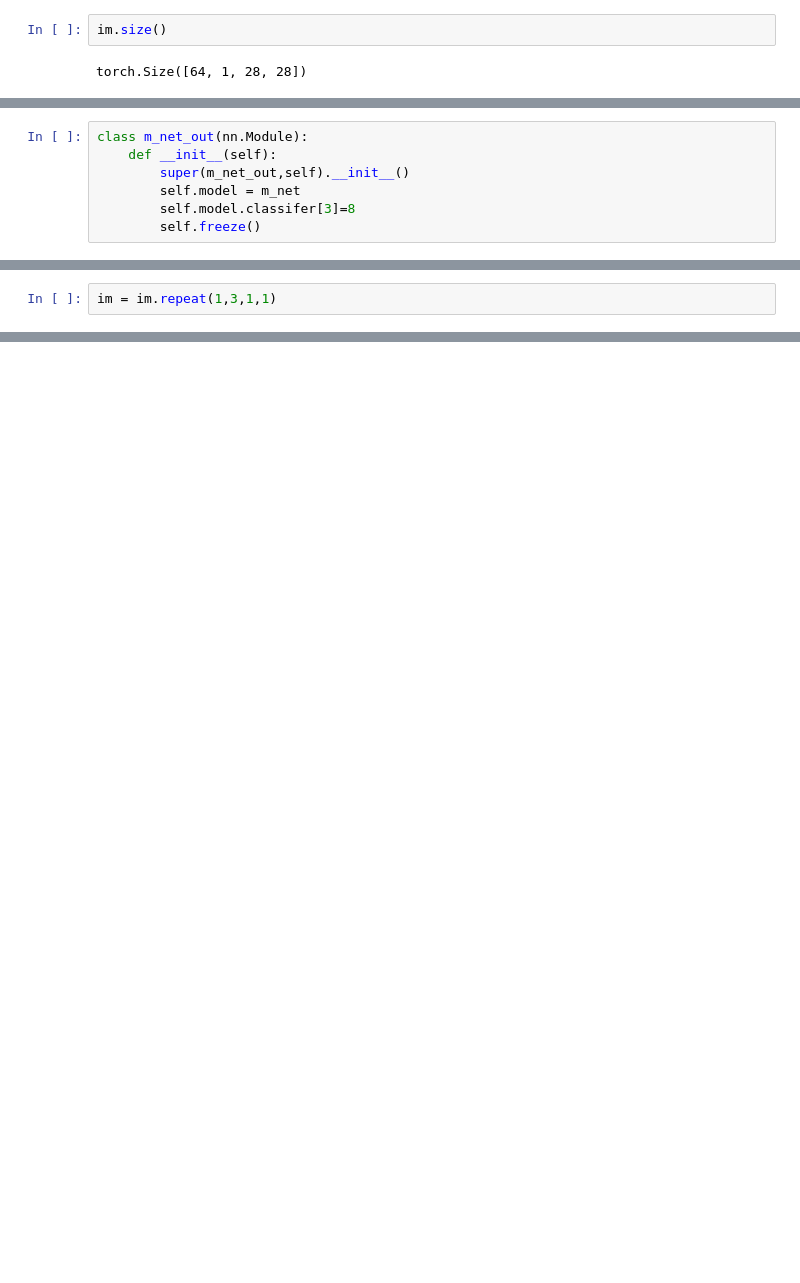
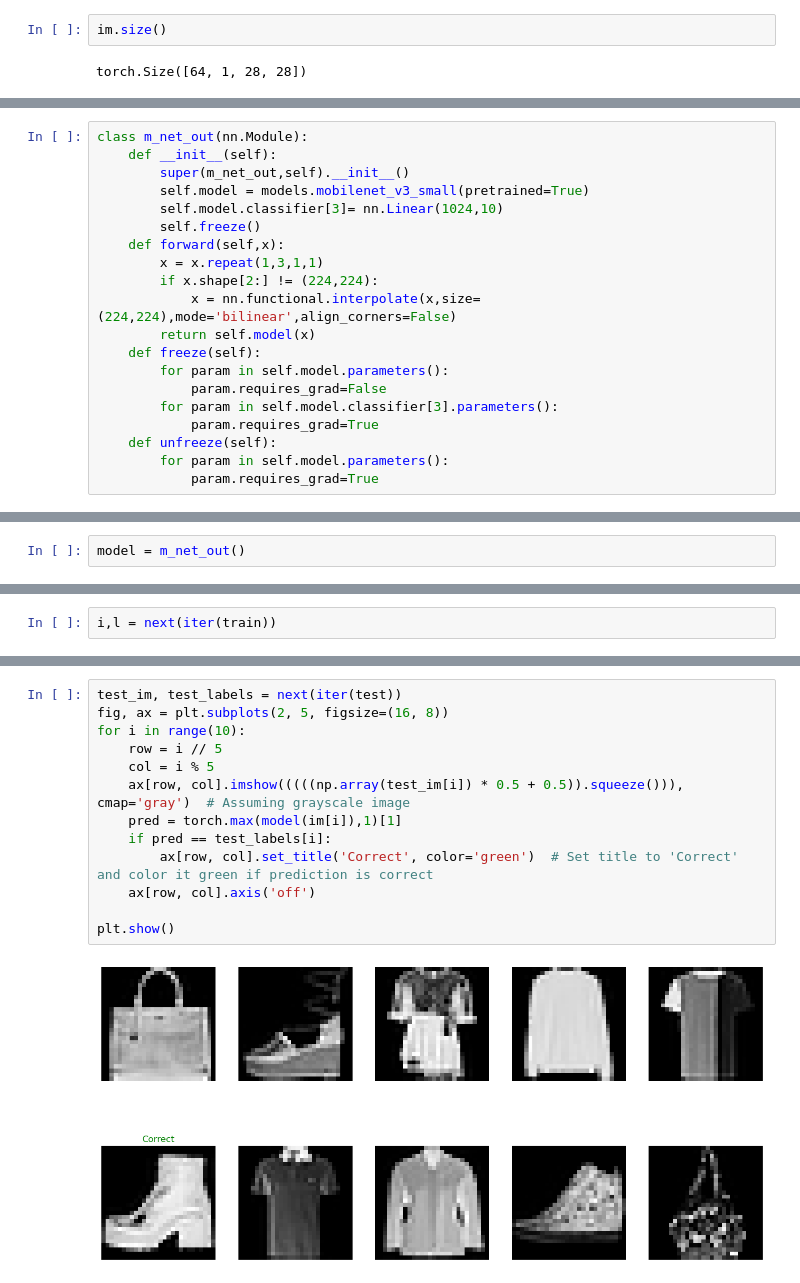
Before and after one commit to gagan10223/gen_ai_bot, a Jupyter notebook: mobile_net_learning.ipynb, the cells around one changed output, grey strips where cells are left out. Drawn from its saved outputs; the diff is of its cells as text; blank space fills up the shorter version.

```diff
--- a/mobile_net_learning.ipynb
+++ b/mobile_net_learning.ipynb
@@ -95,6 +93,19 @@ Downloading: "https://download.pytorch.org/models/mobilenet_v3_small-047dcff4.pt
 class m_net_out(nn.Module):
     def __init__(self):
         super(m_net_out,self).__init__()
-        self.model = m_net
-        self.model.classifer[3]=8
+        self.model = models.mobilenet_v3_small(pretrained=True)
+        self.model.classifier[3]= nn.Linear(1024,10)
         self.freeze()
+    def forward(self,x):
+        x = x.repeat(1,3,1,1)
+        if x.shape[2:] != (224,224):
+            x = nn.functional.interpolate(x,size=(224,224),mode='bilinear',align_corners=False)
+        return self.model(x)
+    def freeze(self):
+        for param in self.model.parameters():
+            param.requires_grad=False
+        for param in self.model.classifier[3].parameters():
+            param.requires_grad=True
+    def unfreeze(self):
+        for param in self.model.parameters():
+            param.requires_grad=True
@@ -137,2 +111,0 @@ Clipping input data to the valid range for imshow with RGB data ([0..1] for floa
-# %%
-im = im.repeat(1,3,1,1)
@@ -147,0 +112,2 @@ yes
+# %%
+model = m_net_out()
@@ -147,0 +138,2 @@ yes
+# %%
+i,l = next(iter(train))
@@ -147,0 +169,15 @@ yes
+# %%
+test_im, test_labels = next(iter(test))
+fig, ax = plt.subplots(2, 5, figsize=(16, 8))
+for i in range(10):
+    row = i // 5
+    col = i % 5
+    ax[row, col].imshow(((((np.array(test_im[i]) * 0.5 + 0.5)).squeeze())), cmap='gray')  # Assuming grayscale image
+    pred = torch.max(model(im[i]),1)[1]
+    if pred == test_labels[i]:
+        ax[row, col].set_title('Correct', color='green')  # Set title to 'Correct' and color it green if prediction is correct
+    ax[row, col].axis('off')
+
+plt.show()
+# %% [output]
+[figure, added]
```
Also changed, not shown: parts of 26 cells of this notebook.
